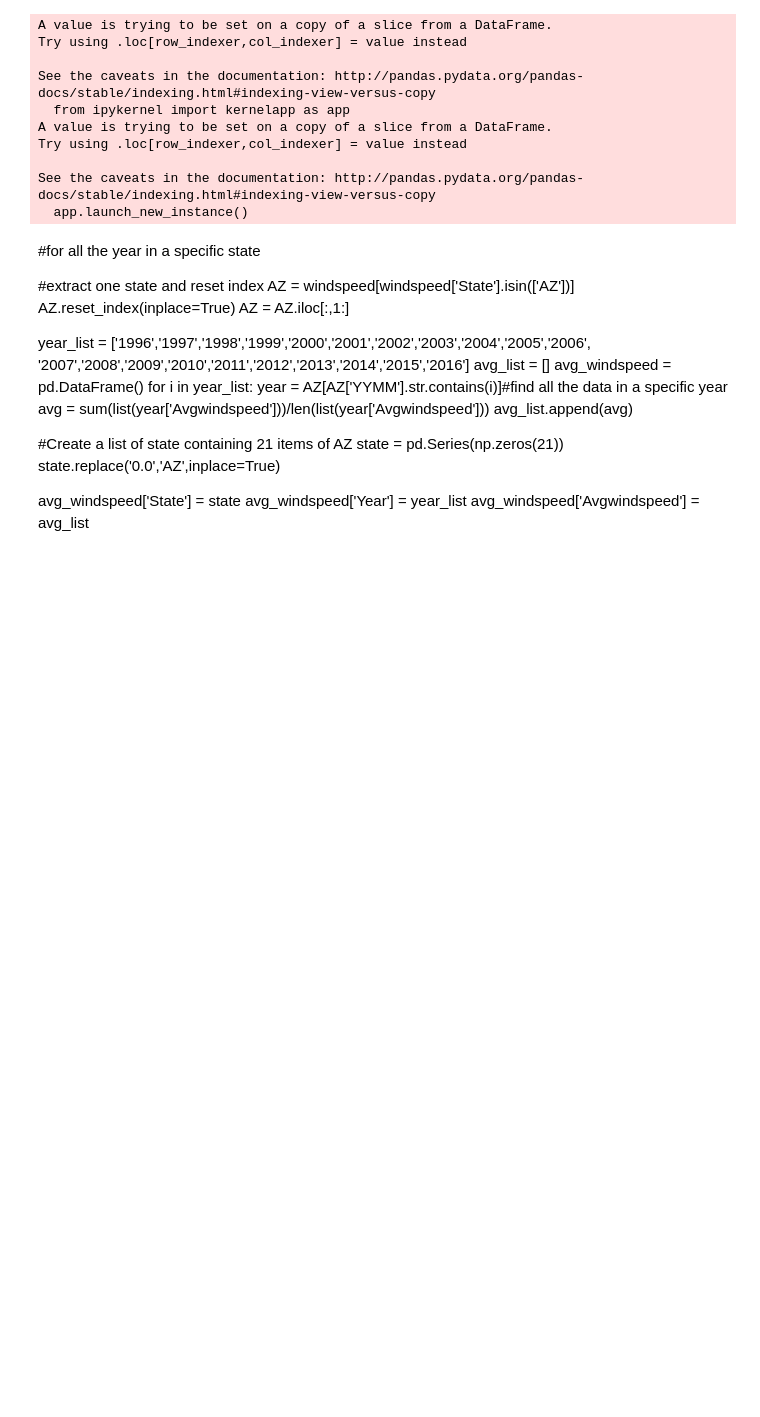
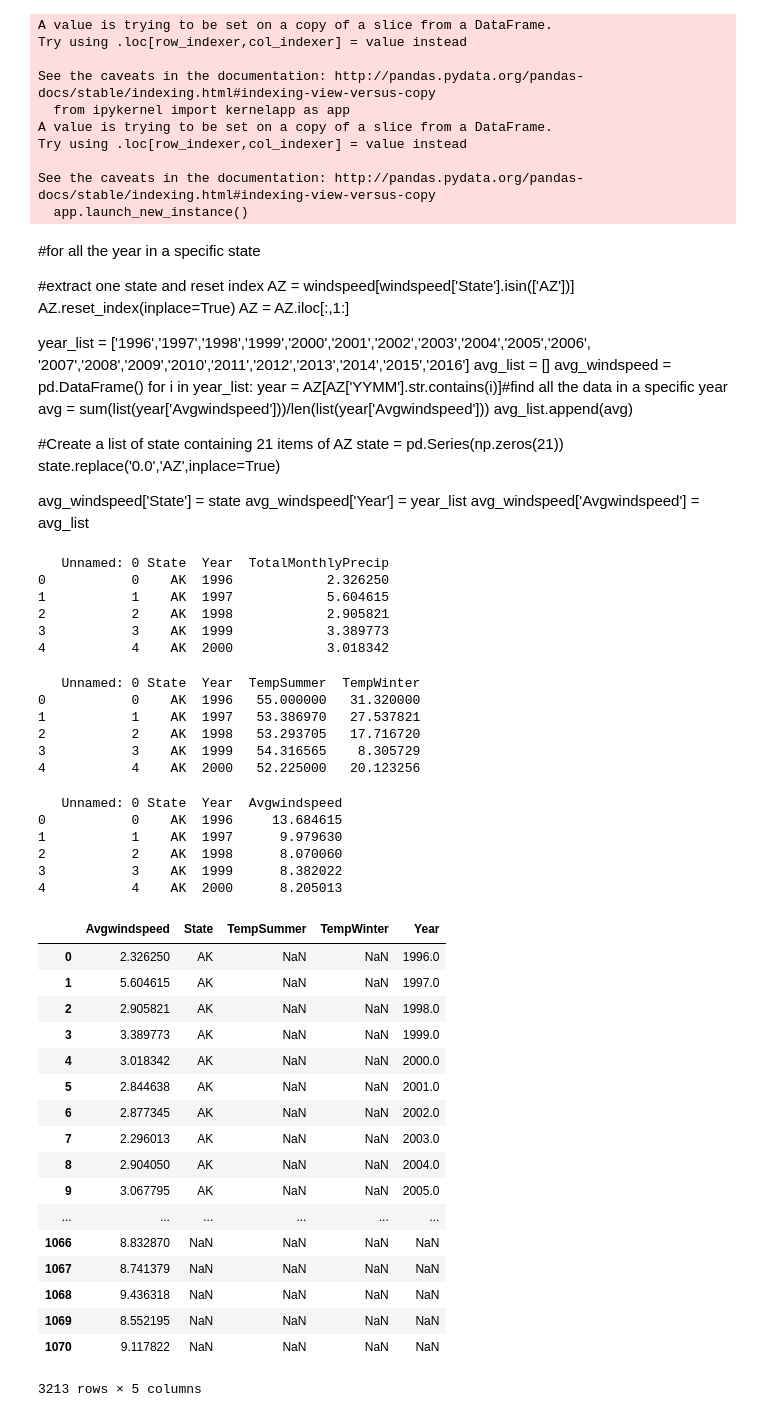
Before and after one commit to tydpan/EASE-Project, a Jupyter notebook: Arranged_Data/DF_WeatherData_WindSpeed & Precip.ipynb, the cells around one changed output. Saved outputs shown, nothing was run; the diff lists cells and outputs as text; code cells hidden in the pictures; blank space fills up the shorter version.

```diff
--- a/Arranged_Data/DF_WeatherData_WindSpeed & Precip.ipynb
+++ b/Arranged_Data/DF_WeatherData_WindSpeed & Precip.ipynb
@@ -201,3 +201,68 @@ state.replace('0.0','AZ',inplace=True)
 avg_windspeed['State'] = state
 avg_windspeed['Year'] = year_list
 avg_windspeed['Avgwindspeed'] = avg_list
+# %%
+df1 = pd.read_csv('state_total_precip.csv')
+print(df1.head())
+#df_1 = df1.iloc[:,[1,2,-1]]
+#df_1
+state = pd.DataFrame(df1.iloc[:,1])
+year = pd.DataFrame(df1.iloc[:,2])
+TotalMonthlyPrecip = pd.DataFrame(df1.iloc[:,3])
+# %% [output]
+   Unnamed: 0 State  Year  TotalMonthlyPrecip
+0           0    AK  1996            2.326250
+1           1    AK  1997            5.604615
+2           2    AK  1998            2.905821
+3           3    AK  1999            3.389773
+4           4    AK  2000            3.018342
+# %%
+df2 = pd.read_csv('state_total_temp.csv')
+print(df2.head())
+#df_2 = df2.iloc[:,[3,-1]]
+#df_2
+TempSummer = pd.DataFrame(df2.iloc[:,3])
+TempWinter = pd.DataFrame(df2.iloc[:,4])
+# %% [output]
+   Unnamed: 0 State  Year  TempSummer  TempWinter
+0           0    AK  1996   55.000000   31.320000
+1           1    AK  1997   53.386970   27.537821
+2           2    AK  1998   53.293705   17.716720
+3           3    AK  1999   54.316565    8.305729
+4           4    AK  2000   52.225000   20.123256
+# %%
+df3 = pd.read_csv('state_total_windspeed.csv')
+print(df3.head())
+#df_3 = df3.iloc[:,[3]]
+#df_3
+Avgwindspeed = pd.DataFrame(df3.iloc[:,3])
+# %% [output]
+   Unnamed: 0 State  Year  Avgwindspeed
+0           0    AK  1996     13.684615
+1           1    AK  1997      9.979630
+2           2    AK  1998      8.070060
+3           3    AK  1999      8.382022
+4           4    AK  2000      8.205013
+# %%
+frames = [df_1, df_2, df_3]
+result = pd.concat(frames)
+result
+# %% [output]
+|  | Avgwindspeed | State | TempSummer | TempWinter | Year |
+| 0 | 2.326250 | AK | NaN | NaN | 1996.0 |
+| 1 | 5.604615 | AK | NaN | NaN | 1997.0 |
+| 2 | 2.905821 | AK | NaN | NaN | 1998.0 |
+| 3 | 3.389773 | AK | NaN | NaN | 1999.0 |
+| 4 | 3.018342 | AK | NaN | NaN | 2000.0 |
+| 5 | 2.844638 | AK | NaN | NaN | 2001.0 |
+| 6 | 2.877345 | AK | NaN | NaN | 2002.0 |
+| 7 | 2.296013 | AK | NaN | NaN | 2003.0 |
+| 8 | 2.904050 | AK | NaN | NaN | 2004.0 |
+| 9 | 3.067795 | AK | NaN | NaN | 2005.0 |
+| ... | ... | ... | ... | ... | ... |
+| 1066 | 8.832870 | NaN | NaN | NaN | NaN |
+| 1067 | 8.741379 | NaN | NaN | NaN | NaN |
+| 1068 | 9.436318 | NaN | NaN | NaN | NaN |
+| 1069 | 8.552195 | NaN | NaN | NaN | NaN |
+| 1070 | 9.117822 | NaN | NaN | NaN | NaN |
+3213 rows × 5 columns
```
Also changed, not shown: parts of 2 cells of this notebook.
